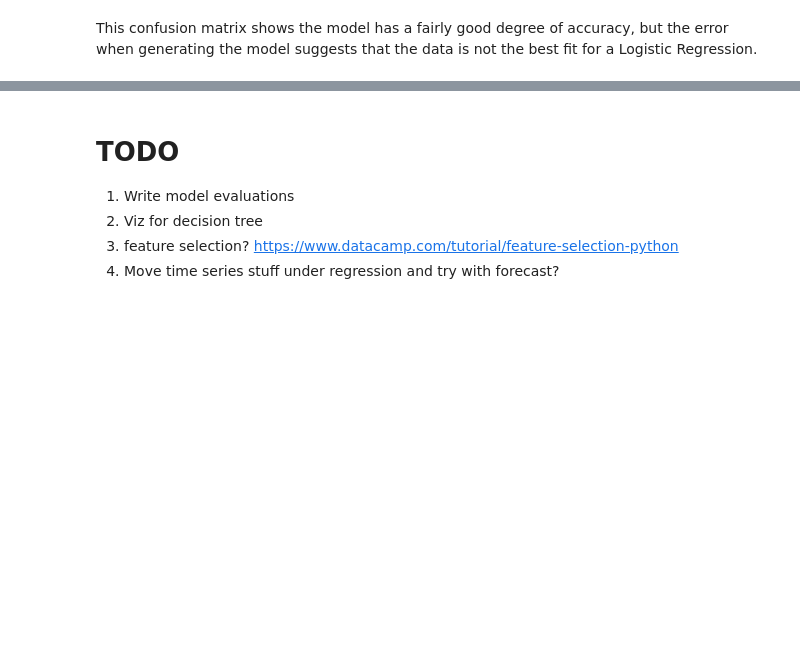
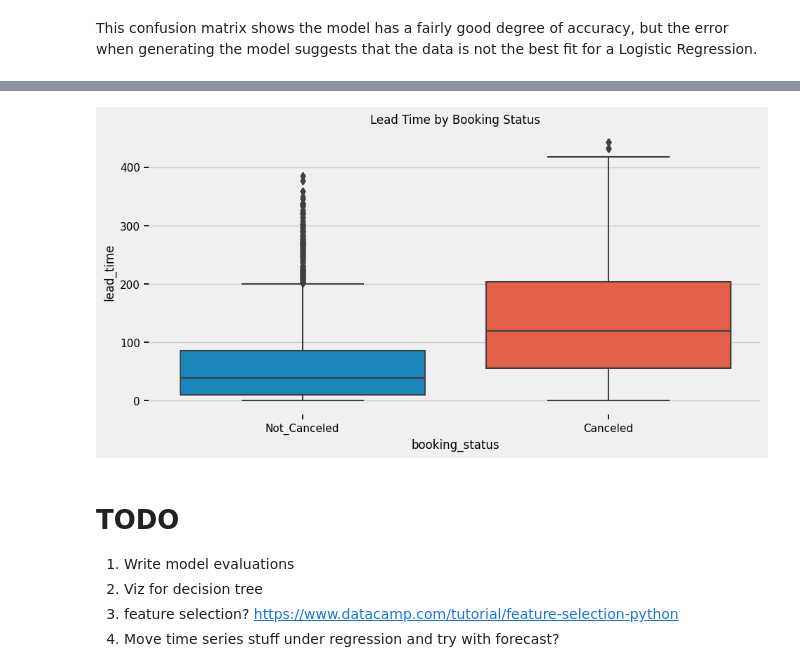
Before and after one commit to dtt101/alchemy, a Jupyter notebook: notebooks/competition-hotels.ipynb, the cells around one changed output, grey strips where cells are left out. Saved outputs shown, nothing was run; the diff lists cells and outputs as text; code cells hidden in the pictures; blank space fills up the shorter version.

```diff
--- a/notebooks/competition-hotels.ipynb
+++ b/notebooks/competition-hotels.ipynb
@@ -430,3 +711,15 @@ plt.show()
+# %%
+# compare lead time by booking status
+plt.figure(figsize=(10, 5))
+sns.boxplot(
+    x='booking_status',
+    y='lead_time',
+    data=hotels
+)
+plt.title('Lead Time by Booking Status')
+plt.show()
+# %% [output]
+[figure, added]
 # %% [markdown]
 # TODO
 
```
Also changed, not shown: parts of 28 cells of this notebook.
